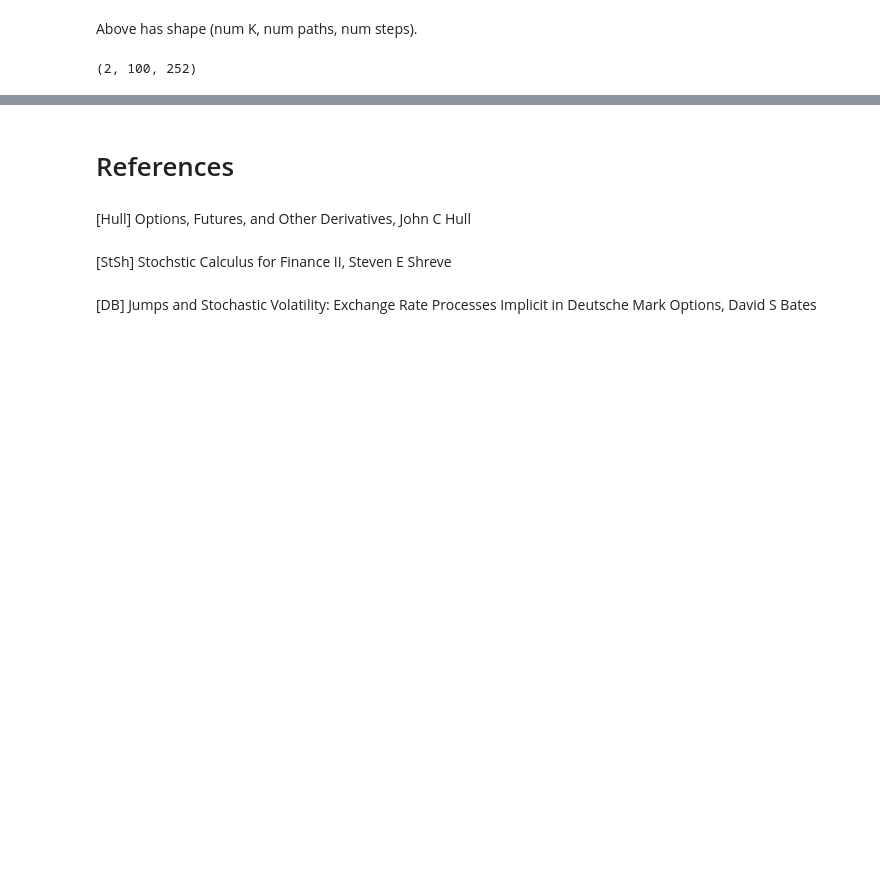
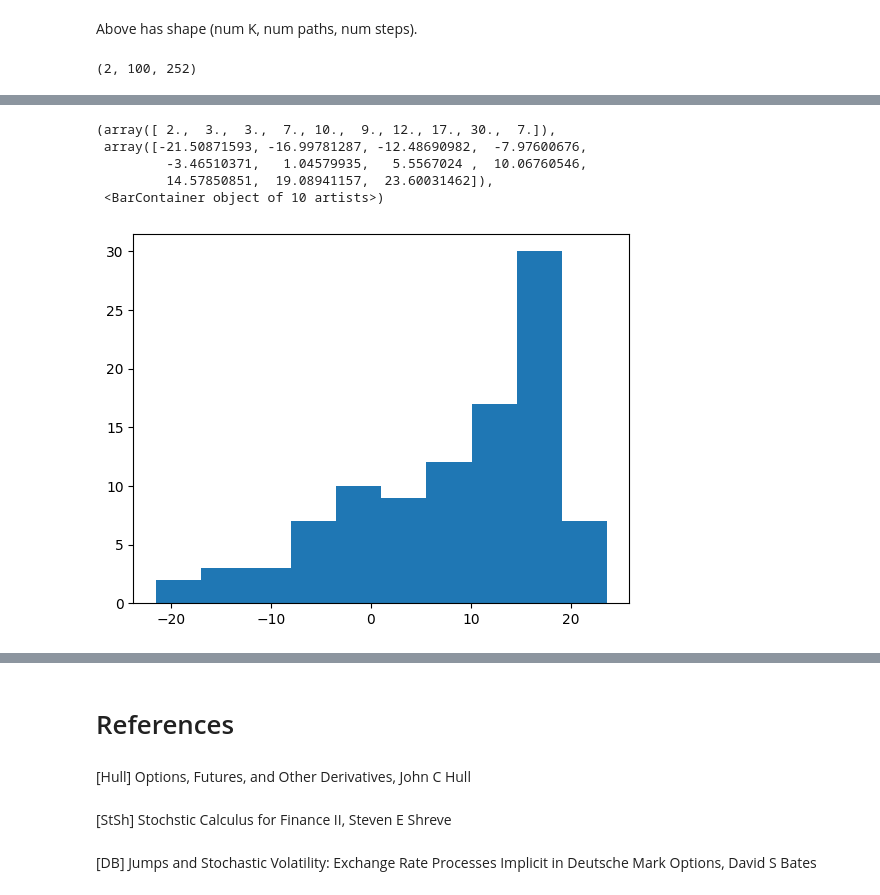
Before and after one commit to YCoeusZ/Erdos_2025_fall_Quant_Finance, a Jupyter notebook: notebooks/Bates_model.ipynb, the cells around one changed output, grey strips where cells are left out. Drawn from its saved outputs; the diff is of its cells as text; code cells hidden in the pictures; blank space fills up the shorter version.

```diff
--- a/notebooks/Bates_model.ipynb
+++ b/notebooks/Bates_model.ipynb
@@ -676,0 +711,13 @@ Bates_model.call_Delta_all_steps_.shape
+# %%
+hedged_call_payoff=Bates_model.call_CF_["C_0"].to_numpy()[:, None] - Bates_model.bates_hedged_stock_income_all_step_
+# %%
+import matplotlib.pyplot as plt
+
+plt.hist(hedged_call_payoff[0])
+# %% [output]
+(array([ 2.,  3.,  3.,  7., 10.,  9., 12., 17., 30.,  7.]),
+ array([-21.50871593, -16.99781287, -12.48690982,  -7.97600676,
+         -3.46510371,   1.04579935,   5.5567024 ,  10.06760546,
+         14.57850851,  19.08941157,  23.60031462]),
+ <BarContainer object of 10 artists>)
+[figure, added]
```
Also changed, not shown: parts of 7 cells of this notebook, 1 other file.
